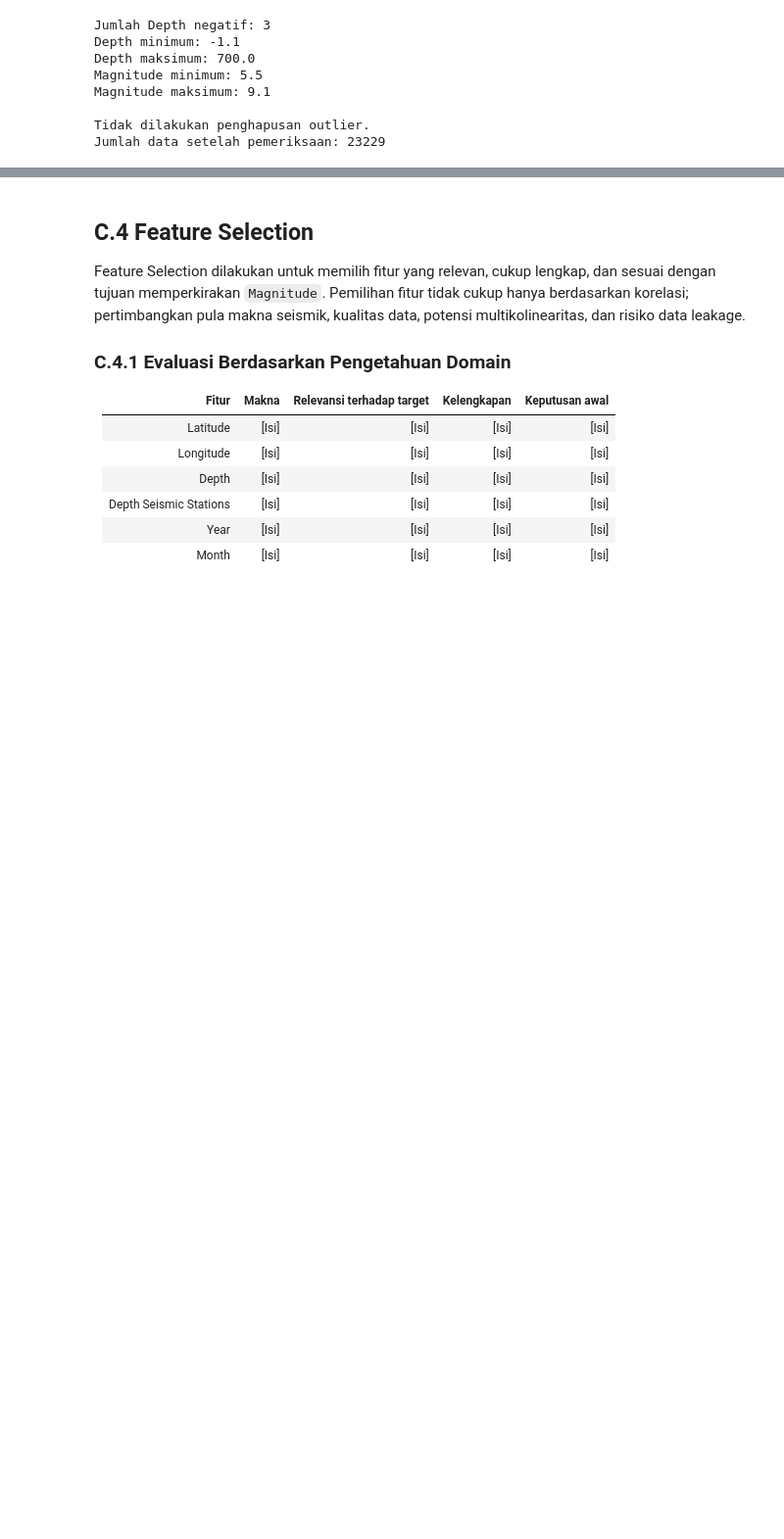
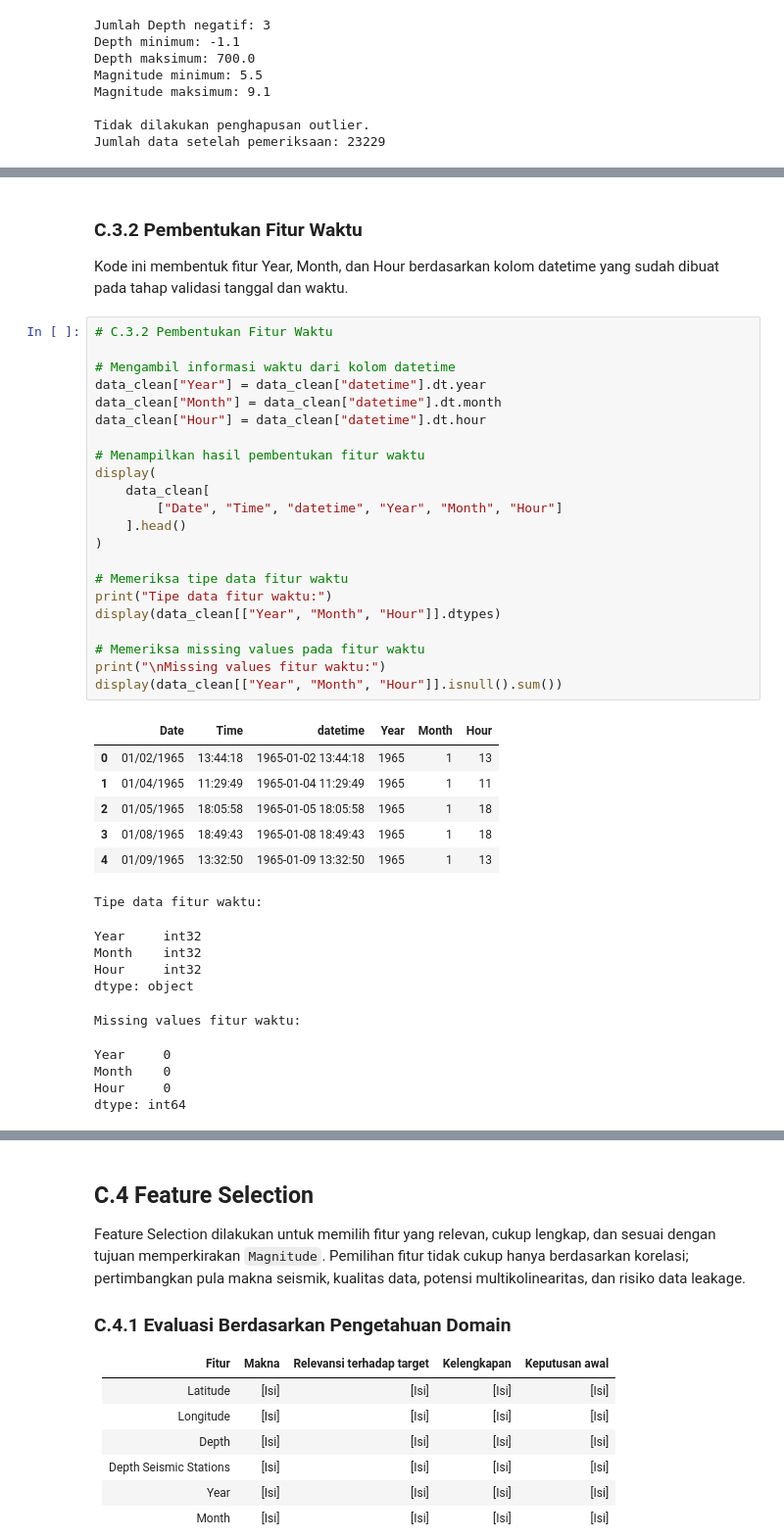
Before and after one commit to Marseng10/Data-Scince_Project, a Jupyter notebook: Analisis Pola dan PrediksiMagnitudoGempaBumi.ipynb, the cells around one changed output, grey strips where cells are left out. Shown at 98% size. Saved outputs shown, nothing was run; the diff lists cells and outputs as text; blank space fills up the shorter version.

```diff
--- a/Analisis Pola dan PrediksiMagnitudoGempaBumi.ipynb
+++ b/Analisis Pola dan PrediksiMagnitudoGempaBumi.ipynb
@@ -1078,0 +1092,43 @@ Jelaskan bagaimana tim memastikan bahwa target tidak ikut menjadi fitur, informa
+# %% [markdown]
+### C.3.2 Pembentukan Fitur Waktu
+
+Kode ini membentuk fitur Year, Month, dan Hour berdasarkan kolom datetime yang sudah dibuat pada tahap validasi tanggal dan waktu.
+# %%
+# C.3.2 Pembentukan Fitur Waktu
+
+# Mengambil informasi waktu dari kolom datetime
+data_clean["Year"] = data_clean["datetime"].dt.year
+data_clean["Month"] = data_clean["datetime"].dt.month
+data_clean["Hour"] = data_clean["datetime"].dt.hour
+
+# Menampilkan hasil pembentukan fitur waktu
+display(
+    data_clean[
+        ["Date", "Time", "datetime", "Year", "Month", "Hour"]
+    ].head()
+)
+
+# Memeriksa tipe data fitur waktu
+print("Tipe data fitur waktu:")
+display(data_clean[["Year", "Month", "Hour"]].dtypes)
+
+# Memeriksa missing values pada fitur waktu
+print("\nMissing values fitur waktu:")
+display(data_clean[["Year", "Month", "Hour"]].isnull().sum())
+# %% [output]
+|  | Date | Time | datetime | Year | Month | Hour |
+| 0 | 01/02/1965 | 13:44:18 | 1965-01-02 13:44:18 | 1965 | 1 | 13 |
+| 1 | 01/04/1965 | 11:29:49 | 1965-01-04 11:29:49 | 1965 | 1 | 11 |
+| 2 | 01/05/1965 | 18:05:58 | 1965-01-05 18:05:58 | 1965 | 1 | 18 |
+| 3 | 01/08/1965 | 18:49:43 | 1965-01-08 18:49:43 | 1965 | 1 | 18 |
+| 4 | 01/09/1965 | 13:32:50 | 1965-01-09 13:32:50 | 1965 | 1 | 13 |
+Tipe data fitur waktu:
+Year     int32
+Month    int32
+Hour     int32
+dtype: object
+Missing values fitur waktu:
+Year     0
+Month    0
+Hour     0
+dtype: int64
```
Also changed, not shown: parts of 8 cells of this notebook.
